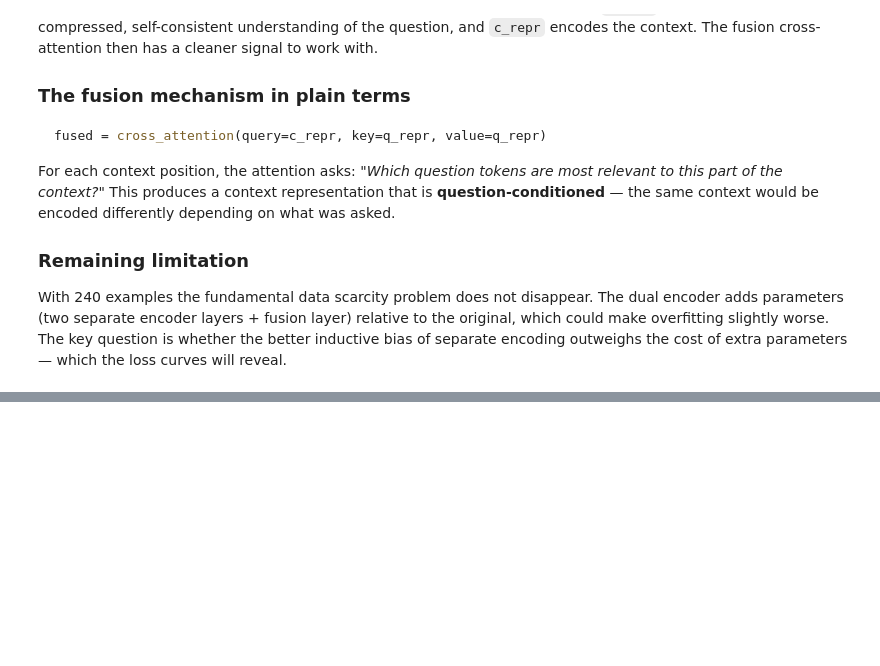
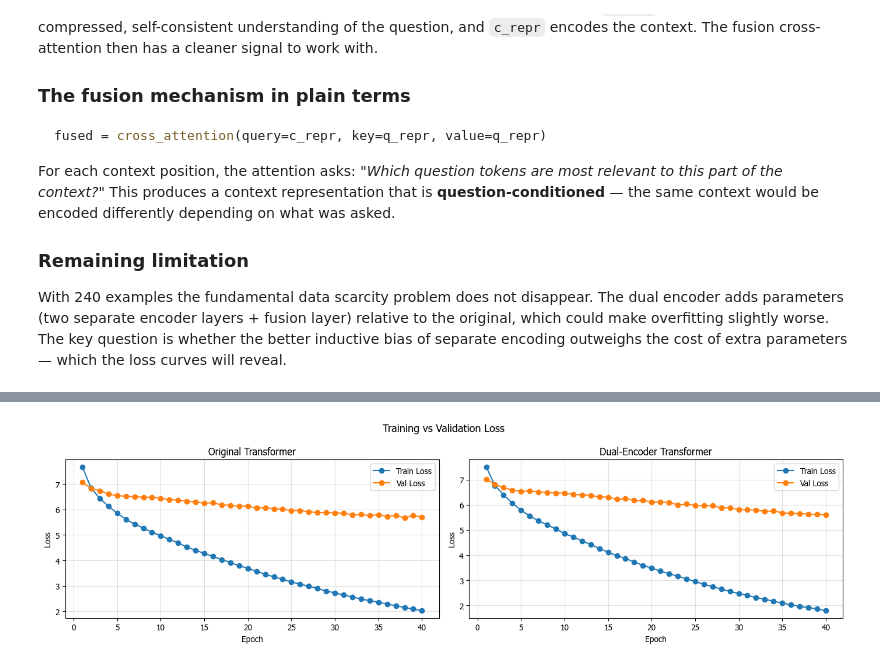
Before and after one commit to Raed108/NLP-Project, a Jupyter notebook: ms2.ipynb, the cells around one changed output, grey strips where cells are left out. Saved outputs shown, nothing was run; the diff lists cells and outputs as text; code cells hidden in the pictures; blank space fills up the shorter version.

Commit message:
(transfomrer) fix:keeping only two transformers, removing span extractor(55-6777)

```diff
--- a/ms2.ipynb
+++ b/ms2.ipynb
@@ -1293,6 +1291,6 @@ Training summary: epochs_ran=40, best_val_loss=5.7284
 # %%
 @torch.no_grad()
-def greedy_decode(model, src_ids, max_len=15):
+def greedy_decode(model, src_ids, max_len=8):
     model.eval()
     src_ids = src_ids.unsqueeze(0).to(device)
     ys = torch.tensor([[SOS_IDX]], device=device, dtype=torch.long)
@@ -2920,0 +2306,84 @@ TypeError: tuple indices must be integers or slices, not str
+# %%
+# Well-defined inference functions for both transformer models.
+# Each function takes raw question/context text and returns the final answer.
+
+def original_transformer_inference(question, context, model=None):
+    """Raw-input inference for the original Transformer model."""
+    if model is None:
+        model = globals().get("trans_model")
+    if model is None:
+        raise NameError("trans_model is not available in the current kernel.")
+    return answer_question(model, question, context)
+
+
+def dual_transformer_inference(question, context, model=None):
+    """Raw-input inference for the dual-encoder Transformer model."""
+    if model is None:
+        model = globals().get("dual_model")
+    if model is None:
+        raise NameError("dual_model is not available in the current kernel.")
+    return dual_answer_question(model, question, context)
+
+
+# Training vs validation loss graphs for both transformers.
+# This keeps the original and dual-encoder curves visible in one place.
+fig, axes = plt.subplots(1, 2, figsize=(14, 4))
+
+orig_history = globals().get("history", [])
+orig_train_loss = [h["train_loss"] for h in orig_history] if orig_history else []
+orig_val_loss = [h["val_loss"] for h in orig_history] if orig_history else []
+if orig_train_loss:
+    orig_epochs = range(1, len(orig_train_loss) + 1)
+    axes[0].plot(orig_epochs, orig_train_loss, marker="o", label="Train Loss")
+    if orig_val_loss:
+        axes[0].plot(orig_epochs, orig_val_loss, marker="o", label="Val Loss")
+    axes[0].set_title("Original Transformer")
+    axes[0].set_xlabel("Epoch")
+    axes[0].set_ylabel("Loss")
+    axes[0].legend()
+    axes[0].grid(True, alpha=0.4)
+else:
+    axes[0].set_title("Original Transformer")
+    axes[0].text(0.5, 0.5, "history unavailable", ha="center", va="center")
+    axes[0].axis("off")
+
+dual_history = globals().get("dual_history", [])
+dual_train_loss = [h["train_loss"] for h in dual_history] if dual_history else []
+dual_val_loss = [h["val_loss"] for h in dual_history] if dual_history else []
+if dual_train_loss:
+    dual_epochs = range(1, len(dual_train_loss) + 1)
+    axes[1].plot(dual_epochs, dual_train_loss, marker="o", label="Train Loss")
+    if dual_val_loss:
+        axes[1].plot(dual_epochs, dual_val_loss, marker="o", label="Val Loss")
+    axes[1].set_title("Dual-Encoder Transformer")
+    axes[1].set_xlabel("Epoch")
+    axes[1].set_ylabel("Loss")
+    axes[1].legend()
+    axes[1].grid(True, alpha=0.4)
+else:
+    axes[1].set_title("Dual-Encoder Transformer")
+    axes[1].text(0.5, 0.5, "dual_history unavailable", ha="center", va="center")
+    axes[1].axis("off")
+
+plt.suptitle("Training vs Validation Loss", fontsize=13)
+plt.tight_layout()
+plt.show()
+
+
+# Quick raw-input demo for both models, if they are available in the current kernel.
+sample_question = data[0]["question"] if data else ""
+sample_context = data[0]["context"] if data else ""
+
+print("Original Transformer prediction:")
+try:
+    print(original_transformer_inference(sample_question, sample_context))
+except Exception as exc:
+    print(f"skipped: {exc}")
+print()
+print("Dual-Encoder Transformer prediction:")
+try:
+    print(dual_transformer_inference(sample_question, sample_context))
+except Exception as exc:
+    print(f"skipped: {exc}")
+# %% [output]
+[figure, added]
```
Also changed, not shown: parts of 35 cells of this notebook.
